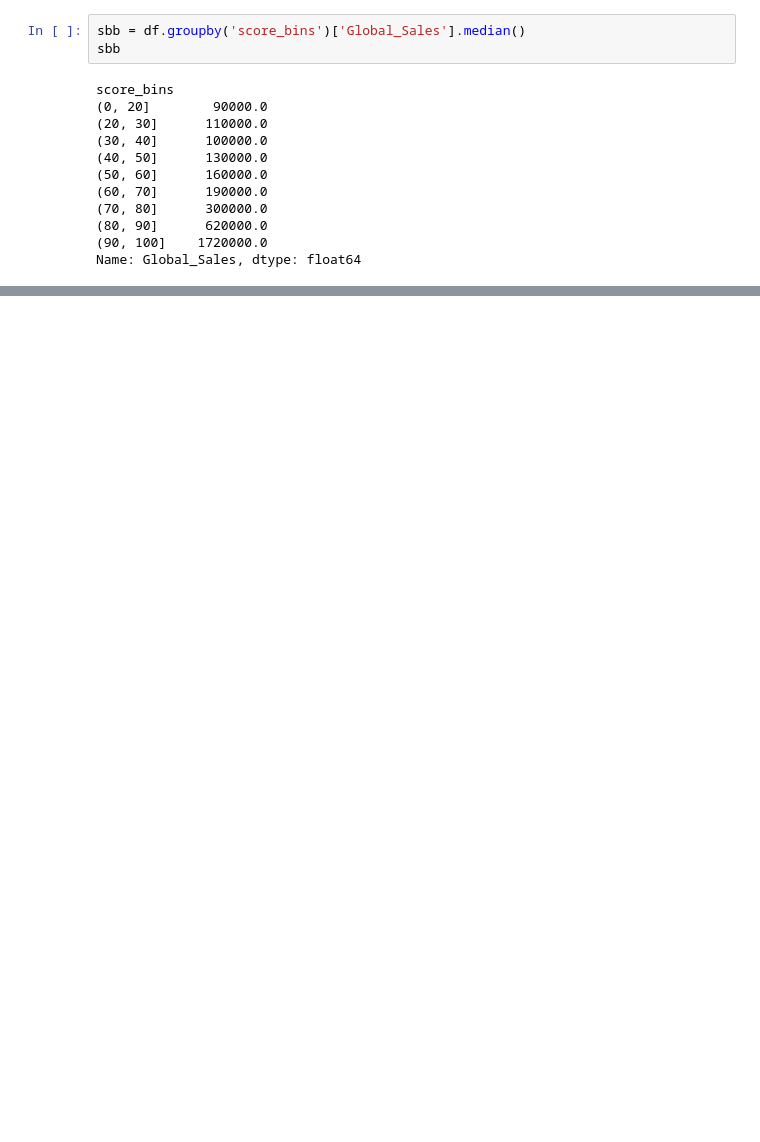
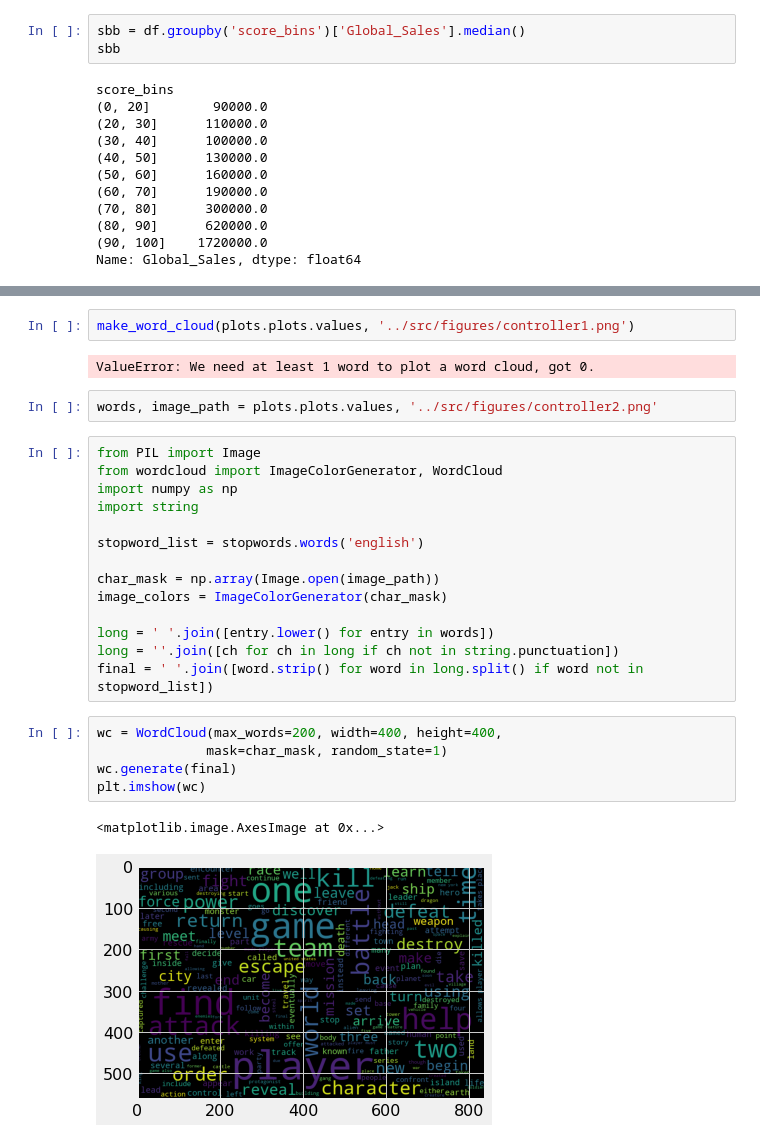
Before and after one commit to Jprebys/video_game_machine_learning, a Jupyter notebook: notebooks/04_visualization.ipynb, the cells around one changed output, grey strips where cells are left out. Saved outputs shown, nothing was run; the diff lists cells and outputs as text; blank space fills up the shorter version.

Commit message:
adding wordclouds

```diff
--- a/notebooks/04_visualization.ipynb
+++ b/notebooks/04_visualization.ipynb
@@ -139,0 +184,28 @@ If you don't earn above a 60 on metacritic, your maximum possible sales will be
+# %%
+make_word_cloud(plots.plots.values, '../src/figures/controller1.png')
+# %% [output]
+ValueError: We need at least 1 word to plot a word cloud, got 0.
+# %%
+words, image_path = plots.plots.values, '../src/figures/controller2.png'
+# %%
+from PIL import Image
+from wordcloud import ImageColorGenerator, WordCloud
+import numpy as np
+import string
+
+stopword_list = stopwords.words('english')
+
+char_mask = np.array(Image.open(image_path))
+image_colors = ImageColorGenerator(char_mask)
+
+long = ' '.join([entry.lower() for entry in words])
+long = ''.join([ch for ch in long if ch not in string.punctuation])
+final = ' '.join([word.strip() for word in long.split() if word not in stopword_list])
+# %%
+wc = WordCloud(max_words=200, width=400, height=400,
+              mask=char_mask, random_state=1)
+wc.generate(final)
+plt.imshow(wc)
+# %% [output]
+<matplotlib.image.AxesImage at 0x...>
+[figure, added]
```
Also changed, not shown: parts of 9 cells of this notebook, 1 other file.
